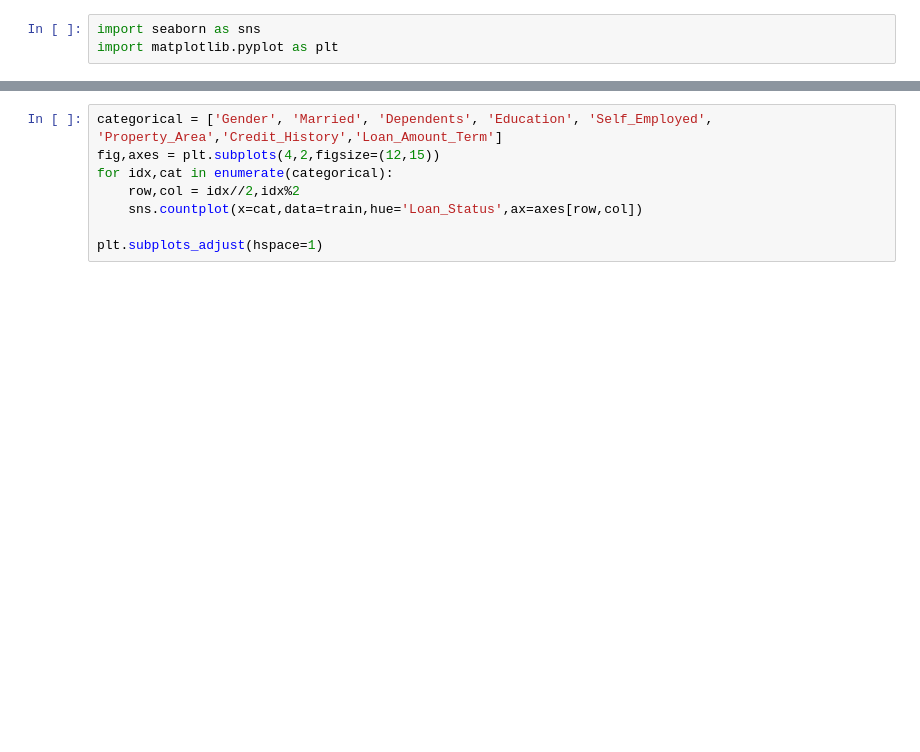
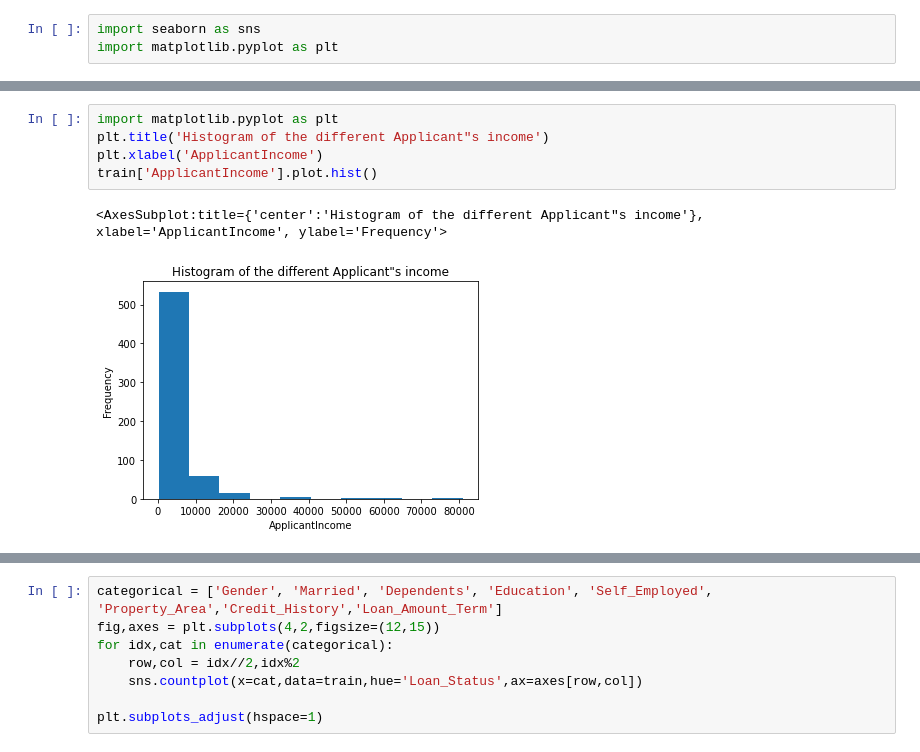
Before and after one commit to maramkhelil/GoMyCode, a Jupyter notebook: Project.ipynb, the cells around one changed output, grey strips where cells are left out. Saved outputs shown, nothing was run; the diff lists cells and outputs as text; blank space fills up the shorter version.

```diff
--- a/Project.ipynb
+++ b/Project.ipynb
@@ -233,0 +234,8 @@ for i, col in enumerate(features):
+# %%
+import matplotlib.pyplot as plt
+plt.title('Histogram of the different Applicant"s income')
+plt.xlabel('ApplicantIncome')
+train['ApplicantIncome'].plot.hist()
+# %% [output]
+<AxesSubplot:title={'center':'Histogram of the different Applicant"s income'}, xlabel='ApplicantIncome', ylabel='Frequency'>
+[figure, added]
```
Also changed, not shown: parts of 43 cells of this notebook.
